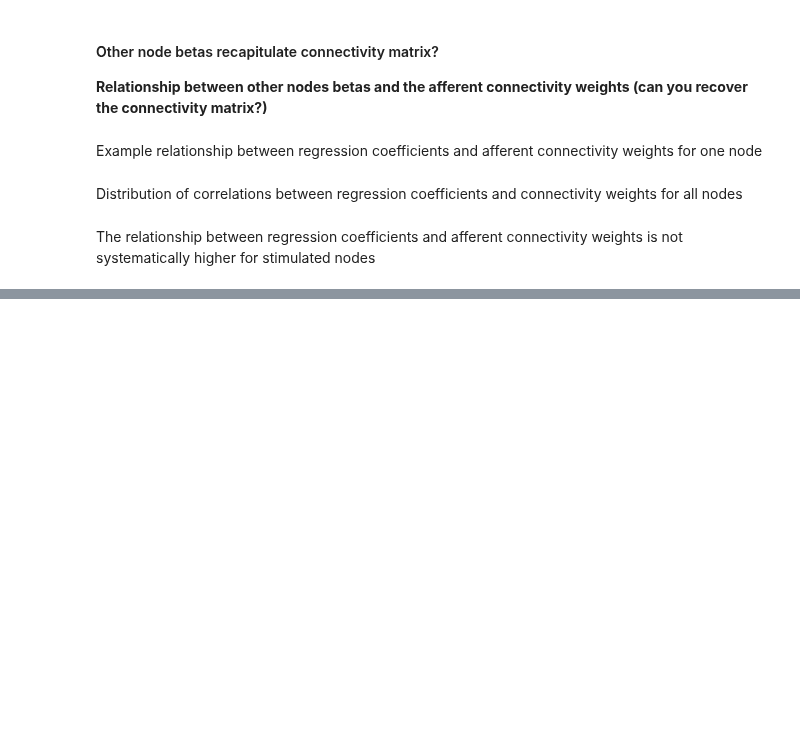
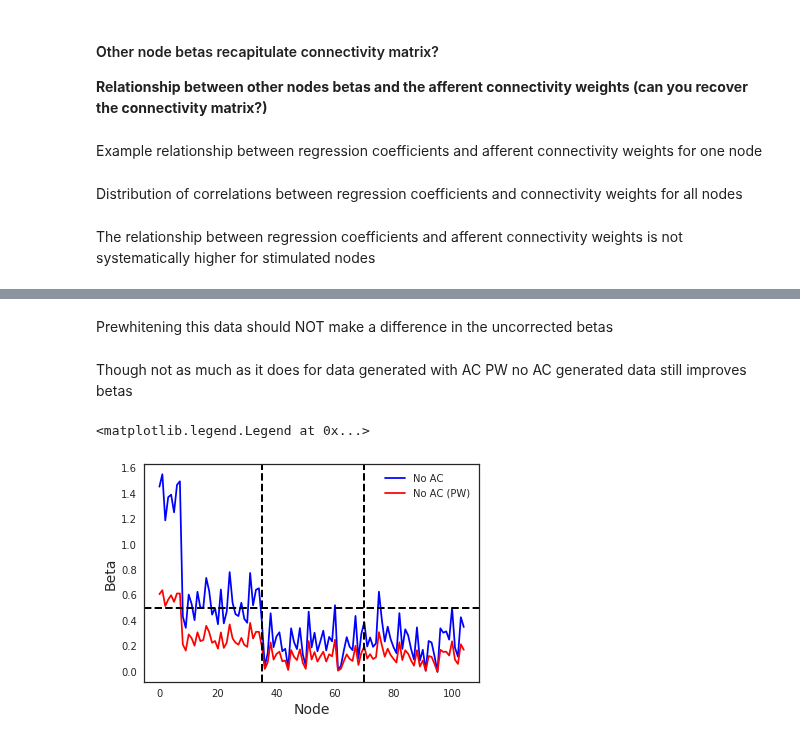
Before and after one commit to zenkavi/DevStudy_FmriNbs, a Jupyter notebook: notebooks/informationtransfermapping/TheoreticalResults/zenkavi_simulation_sandbox.ipynb, the cells around one changed output, grey strips where cells are left out. Cells and saved outputs as stored; diff of their text form; code cells hidden in the pictures; blank space fills up the shorter version.

```diff
--- a/notebooks/informationtransfermapping/TheoreticalResults/zenkavi_simulation_sandbox.ipynb
+++ b/notebooks/informationtransfermapping/TheoreticalResults/zenkavi_simulation_sandbox.ipynb
@@ -583,0 +667,4 @@ plt.ylim(-0.05, 0.35)
+# %%
+#Turn off autocorrelation
+taskdata[2] = model.networkModel(G,Tmax=Tmax,dt=dt,g=g,s=0,tau=tau,
+                                          I=stimtimes[task], noise=1)
@@ -583,0 +673,2 @@ plt.ylim(-0.05, 0.35)
+# %%
+taskdata_short_noac = copy.copy(taskdata[2][:,:10000])
@@ -583,0 +706,46 @@ plt.ylim(-0.05, 0.35)
+# %% [markdown]
+Prewhitening this data should NOT make a difference in the uncorrected betas
+# %%
+taskdata_short_pw_noac = copy.copy(taskdata[2][:,:10000])
+ar1_noac = np.zeros(nregions)
+for region in range(nregions):
+    mod1 = ARMA(taskdata_short_pw_noac[region,:], order=(1,0))
+    res1 = mod1.fit()
+    ar1_noac[region] = res1.params[1]
+    taskdata_short_pw_noac[region,:] = res1.resid
+# %%
+task_betas_pw_noac = np.zeros((nregions,))
+task_tvals_pw_noac = np.zeros((nregions,))
+
+# Performing a GLM for each region
+for region in range(0,nregions):
+
+    #Initial GLM regressors:
+
+    #DV = Activity in current node
+    y = taskdata_short_pw_noac[region,:]
+
+    mod = sm.OLS(y, X)
+    results = mod.fit()
+
+    ## Task regressor outputs
+    # Save betas
+    task_betas_pw_noac[region]=results.params[1]
+
+    # Save t values
+    task_tvals_pw_noac[region]=results.tvalues[1]
+# %% [markdown]
+Though not as much as it does for data generated with AC PW no AC generated data still improves betas
+# %%
+plt.plot(task_betas_noac, color="blue", label="No AC")
+plt.plot(task_betas_pw_noac, color="red", label="No AC (PW)")
+
+plt.ylabel('Beta',fontsize=14)
+plt.xlabel('Node',fontsize=14)
+plt.axhline(y=.5,linewidth=2, color='black', ls = "--")
+plt.axvline(x=35,linewidth=2, color='black', ls = "--")
+plt.axvline(x=70,linewidth=2, color='black', ls = "--")
+plt.legend(loc="best")
+# %% [output]
+<matplotlib.legend.Legend at 0x...>
+[figure, added]
```
Also changed, not shown: parts of 34 cells of this notebook.
